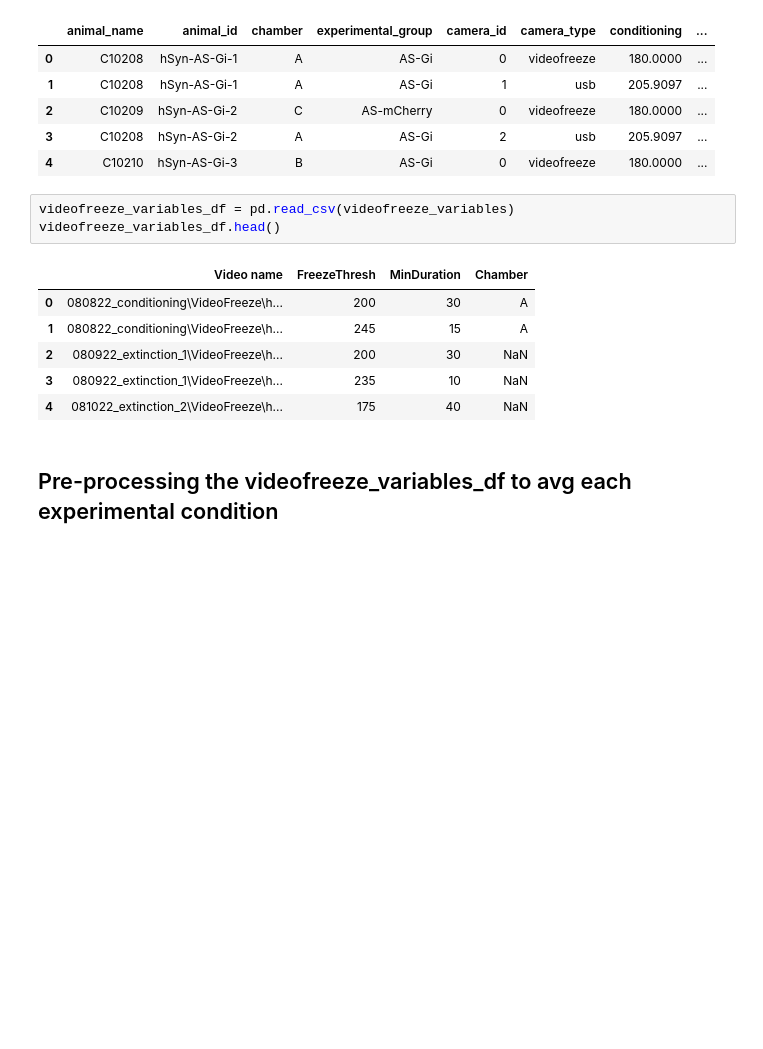
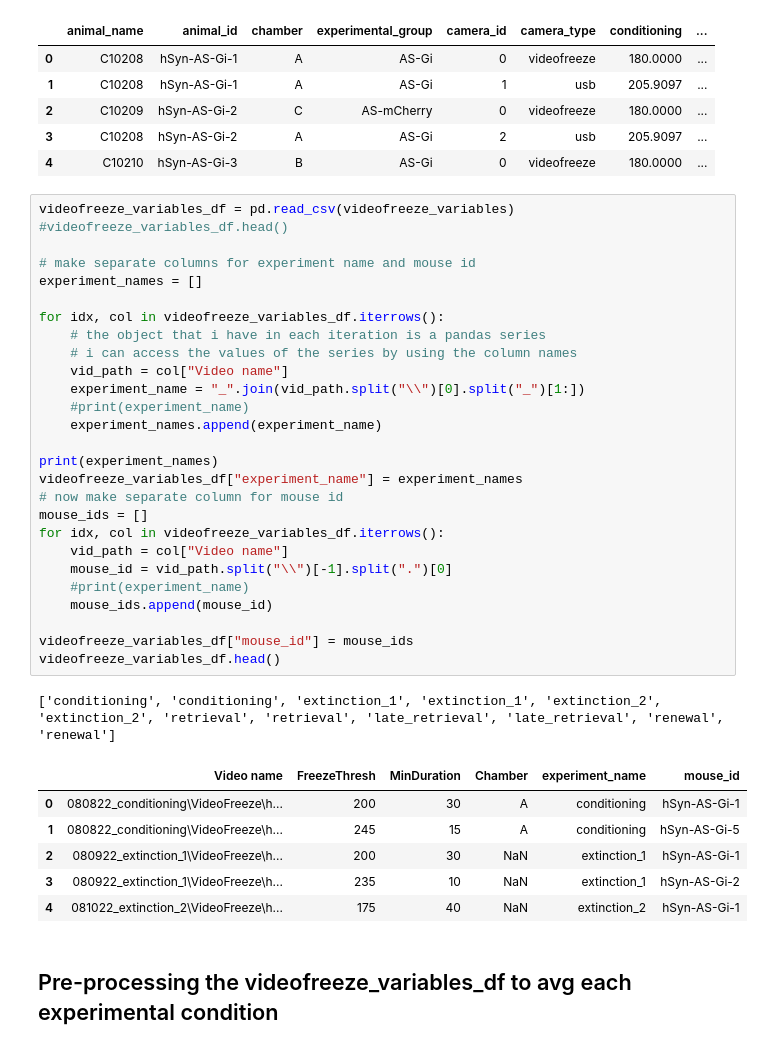
Before and after one commit to RodrigoSandon/LBGN3, a Jupyter notebook: EzTrack/ProductStageEzTrackPipeline/Driver_master_3.ipynb, the cells around one changed output. Cells and saved outputs as stored; diff of their text form; blank space fills up the shorter version.

```diff
--- a/EzTrack/ProductStageEzTrackPipeline/Driver_master_3.ipynb
+++ b/EzTrack/ProductStageEzTrackPipeline/Driver_master_3.ipynb
@@ -196,16 +202,41 @@ start_info_filepath: /media/rory/Padlock_DT/Fear_Conditioning_Control/Olena_Grou
 | 2 | C10209 | hSyn-AS-Gi-2 | C | AS-mCherry | 0 | videofreeze | 180.0000 | ... |
 | 3 | C10208 | hSyn-AS-Gi-2 | A | AS-Gi | 2 | usb | 205.9097 | ... |
 | 4 | C10210 | hSyn-AS-Gi-3 | B | AS-Gi | 0 | videofreeze | 180.0000 | ... |
-# %%
-videofreeze_variables_df = pd.read_csv(videofreeze_variables)
-videofreeze_variables_df.head()
-# %% [output]
-|  | Video name | FreezeThresh | MinDuration | Chamber |
-| 0 | 080822_conditioning\VideoFreeze\h... | 200 | 30 | A |
-| 1 | 080822_conditioning\VideoFreeze\h... | 245 | 15 | A |
-| 2 | 080922_extinction_1\VideoFreeze\h... | 200 | 30 | NaN |
-| 3 | 080922_extinction_1\VideoFreeze\h... | 235 | 10 | NaN |
-| 4 | 081022_extinction_2\VideoFreeze\h... | 175 | 40 | NaN |
+# %%
+videofreeze_variables_df = pd.read_csv(videofreeze_variables)
+#videofreeze_variables_df.head()
+
+# make separate columns for experiment name and mouse id
+experiment_names = []
+
+for idx, col in videofreeze_variables_df.iterrows():
+    # the object that i have in each iteration is a pandas series
+    # i can access the values of the series by using the column names
+    vid_path = col["Video name"]
+    experiment_name = "_".join(vid_path.split("\\")[0].split("_")[1:])
+    #print(experiment_name)
+    experiment_names.append(experiment_name)
+
+print(experiment_names)
+videofreeze_variables_df["experiment_name"] = experiment_names
+# now make separate column for mouse id
+mouse_ids = []
+for idx, col in videofreeze_variables_df.iterrows():
+    vid_path = col["Video name"]
+    mouse_id = vid_path.split("\\")[-1].split(".")[0]
+    #print(experiment_name)
+    mouse_ids.append(mouse_id)
+
+videofreeze_variables_df["mouse_id"] = mouse_ids
+videofreeze_variables_df.head()
+# %% [output]
+['conditioning', 'conditioning', 'extinction_1', 'extinction_1', 'extinction_2', 'extinction_2', 'retrieval', 'retrieval', 'late_retrieval', 'late_retrieval', 'renewal', 'renewal']
+|  | Video name | FreezeThresh | MinDuration | Chamber | experiment_name | mouse_id |
+| 0 | 080822_conditioning\VideoFreeze\h... | 200 | 30 | A | conditioning | hSyn-AS-Gi-1 |
+| 1 | 080822_conditioning\VideoFreeze\h... | 245 | 15 | A | conditioning | hSyn-AS-Gi-5 |
+| 2 | 080922_extinction_1\VideoFreeze\h... | 200 | 30 | NaN | extinction_1 | hSyn-AS-Gi-1 |
+| 3 | 080922_extinction_1\VideoFreeze\h... | 235 | 10 | NaN | extinction_1 | hSyn-AS-Gi-2 |
+| 4 | 081022_extinction_2\VideoFreeze\h... | 175 | 40 | NaN | extinction_2 | hSyn-AS-Gi-1 |
 # %% [markdown]
 ## Pre-processing the videofreeze_variables_df to avg each experimental condition
 # %%
```
Also changed, not shown: parts of 4 cells of this notebook, 1 other file.
